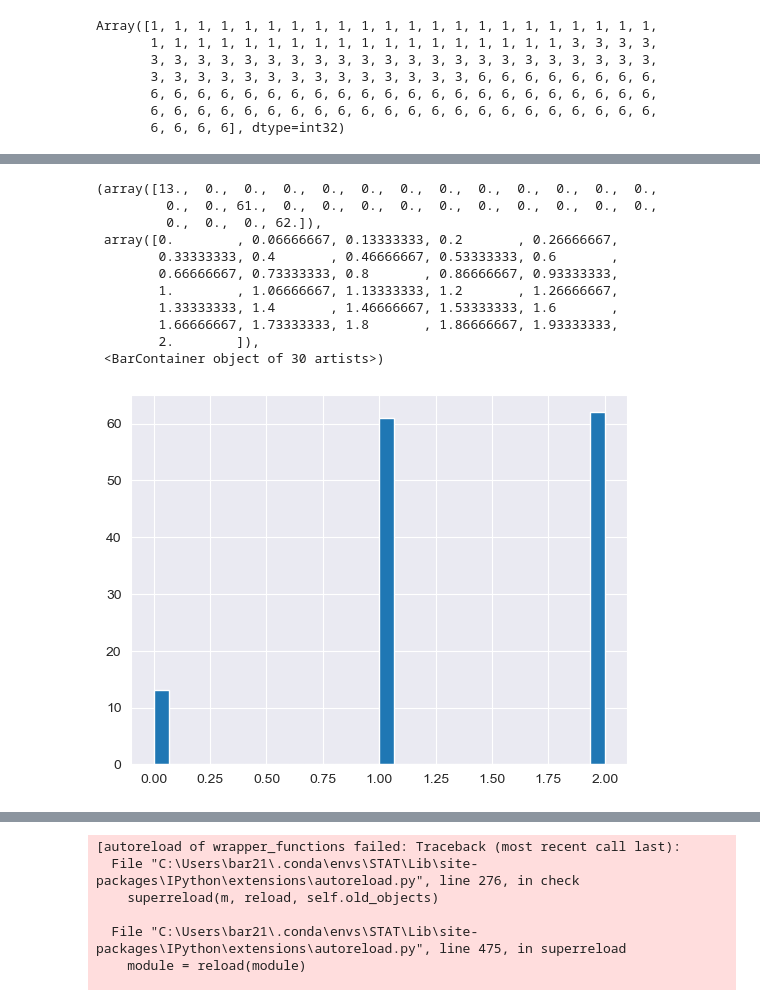
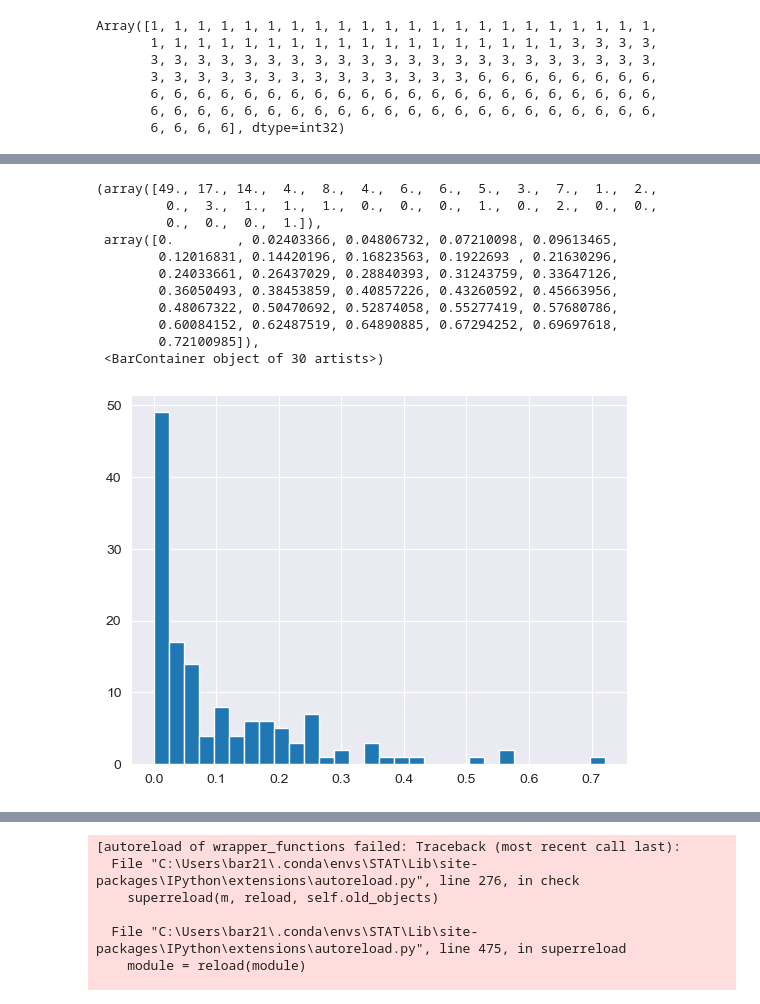
Before and after one commit to barwein/BayesProxyNets, a Jupyter notebook: Data/Palluck_et_al/Data_analysis.ipynb, the cells around one changed output, grey strips where cells are left out. Saved outputs shown, nothing was run; the diff lists cells and outputs as text; code cells hidden in the pictures.

Commit message:
Data analysis code

```diff
--- a/Data/Palluck_et_al/Data_analysis.ipynb
+++ b/Data/Palluck_et_al/Data_analysis.ipynb
@@ -390,20 +392,20 @@ print(dw.transform_schid(all_data['school']))
 all_data['school'] = dw.transform_schid(all_data['school'])
 # remove the '+1' next time since I updated the original code
 # %%
-plt.hist(all_data['grade'], bins=30)
+plt.hist(all_data['exposures'], bins=30)
 # %% [output]
-(array([13.,  0.,  0.,  0.,  0.,  0.,  0.,  0.,  0.,  0.,  0.,  0.,  0.,
-         0.,  0., 61.,  0.,  0.,  0.,  0.,  0.,  0.,  0.,  0.,  0.,  0.,
-         0.,  0.,  0., 62.]),
- array([0.        , 0.06666667, 0.13333333, 0.2       , 0.26666667,
-        0.33333333, 0.4       , 0.46666667, 0.53333333, 0.6       ,
-        0.66666667, 0.73333333, 0.8       , 0.86666667, 0.93333333,
-        1.        , 1.06666667, 1.13333333, 1.2       , 1.26666667,
-        1.33333333, 1.4       , 1.46666667, 1.53333333, 1.6       ,
-        1.66666667, 1.73333333, 1.8       , 1.86666667, 1.93333333,
-        2.        ]),
+(array([49., 17., 14.,  4.,  8.,  4.,  6.,  6.,  5.,  3.,  7.,  1.,  2.,
+         0.,  3.,  1.,  1.,  1.,  0.,  0.,  0.,  1.,  0.,  2.,  0.,  0.,
+         0.,  0.,  0.,  1.]),
+ array([0.        , 0.02403366, 0.04806732, 0.07210098, 0.09613465,
+        0.12016831, 0.14420196, 0.16823563, 0.1922693 , 0.21630296,
+        0.24033661, 0.26437029, 0.28840393, 0.31243759, 0.33647126,
+        0.36050493, 0.38453859, 0.40857226, 0.43260592, 0.45663956,
+        0.48067322, 0.50470692, 0.52874058, 0.55277419, 0.57680786,
+        0.60084152, 0.62487519, 0.64890885, 0.67294252, 0.69697618,
+        0.72100985]),
  <BarContainer object of 30 artists>)
-[figure, old version]
+[figure, new version]
 # %%
 rng_key = random.PRNGKey(0)
 _, rng_key = random.split(rng_key)
```
Also changed, not shown: parts of 26 cells of this notebook, 3 other files.
